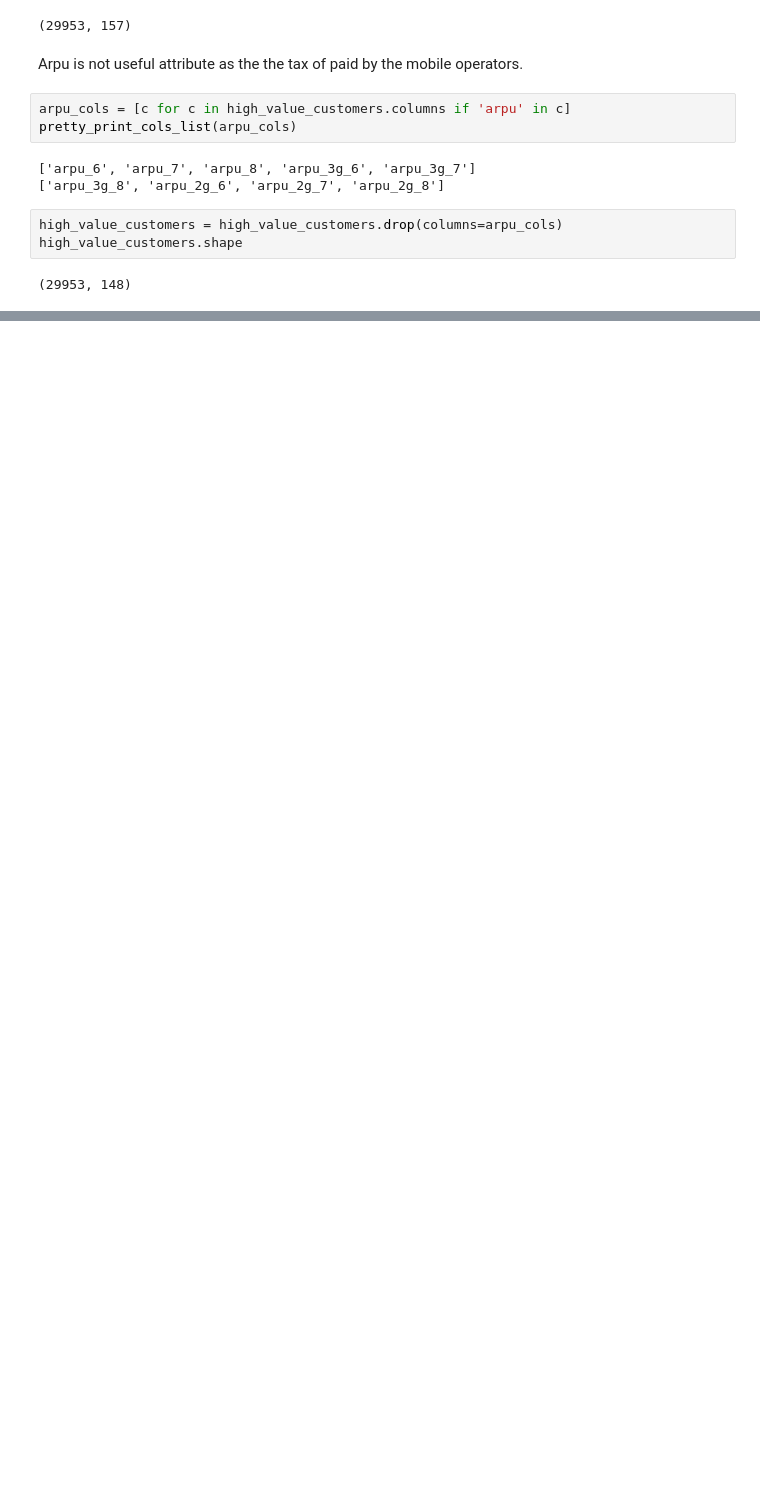
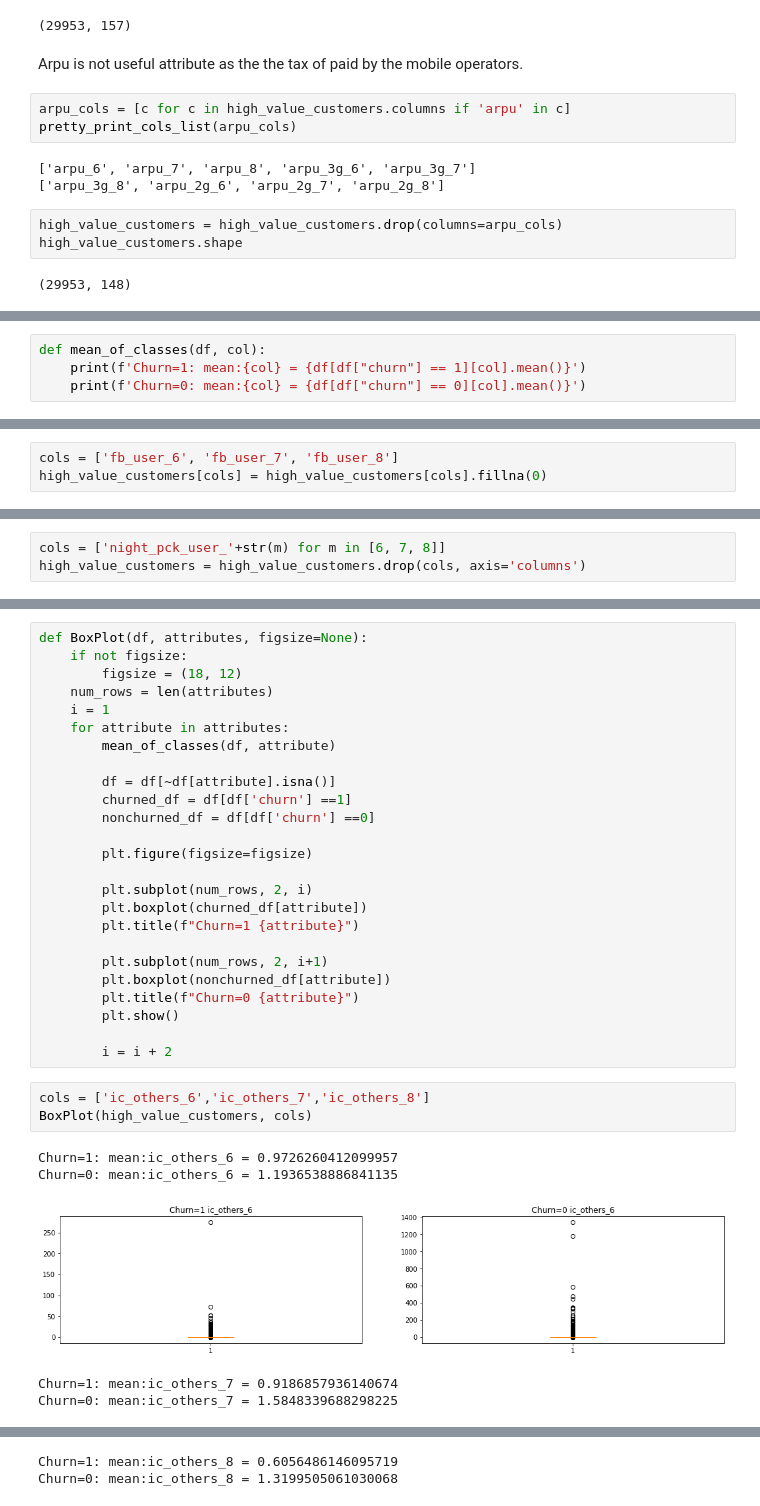
Before and after one commit to Shakeebbk/telecom-churn-case-study, a Jupyter notebook: MergedSolution.ipynb, the cells around one changed output, grey strips where cells are left out. Drawn from its saved outputs; the diff is of its cells as text; blank space fills up the shorter version.

```diff
--- a/MergedSolution.ipynb
+++ b/MergedSolution.ipynb
@@ -266,0 +323,4 @@ high_value_customers.shape
+# %%
+def mean_of_classes(df, col):
+    print(f'Churn=1: mean:{col} = {df[df["churn"] == 1][col].mean()}')
+    print(f'Churn=0: mean:{col} = {df[df["churn"] == 0][col].mean()}')
@@ -266,0 +340,3 @@ high_value_customers.shape
+# %%
+cols = ['fb_user_6', 'fb_user_7', 'fb_user_8']
+high_value_customers[cols] = high_value_customers[cols].fillna(0)
@@ -266,0 +356,3 @@ high_value_customers.shape
+# %%
+cols = ['night_pck_user_'+str(m) for m in [6, 7, 8]]
+high_value_customers = high_value_customers.drop(cols, axis='columns')
@@ -266,0 +369,34 @@ high_value_customers.shape
+# %%
+def BoxPlot(df, attributes, figsize=None):
+    if not figsize:
+        figsize = (18, 12)
+    num_rows = len(attributes)
+    i = 1
+    for attribute in attributes:
+        mean_of_classes(df, attribute)
+
+        df = df[~df[attribute].isna()]
+        churned_df = df[df['churn'] ==1]
+        nonchurned_df = df[df['churn'] ==0]
+
+        plt.figure(figsize=figsize)
+
+        plt.subplot(num_rows, 2, i)
+        plt.boxplot(churned_df[attribute])
+        plt.title(f"Churn=1 {attribute}")
+
+        plt.subplot(num_rows, 2, i+1)
+        plt.boxplot(nonchurned_df[attribute])
+        plt.title(f"Churn=0 {attribute}")
+        plt.show()
+
+        i = i + 2
+# %%
+cols = ['ic_others_6','ic_others_7','ic_others_8']
+BoxPlot(high_value_customers, cols)
+# %% [output]
+Churn=1: mean:ic_others_6 = 0.9726260412099957
+Churn=0: mean:ic_others_6 = 1.1936538886841135
+[figure, added]
+Churn=1: mean:ic_others_7 = 0.9186857936140674
+Churn=0: mean:ic_others_7 = 1.5848339688298225
@@ -266,0 +404,2 @@ high_value_customers.shape
+Churn=1: mean:ic_others_8 = 0.6056486146095719
+Churn=0: mean:ic_others_8 = 1.3199505061030068
```
Also changed, not shown: parts of 62 cells of this notebook.
